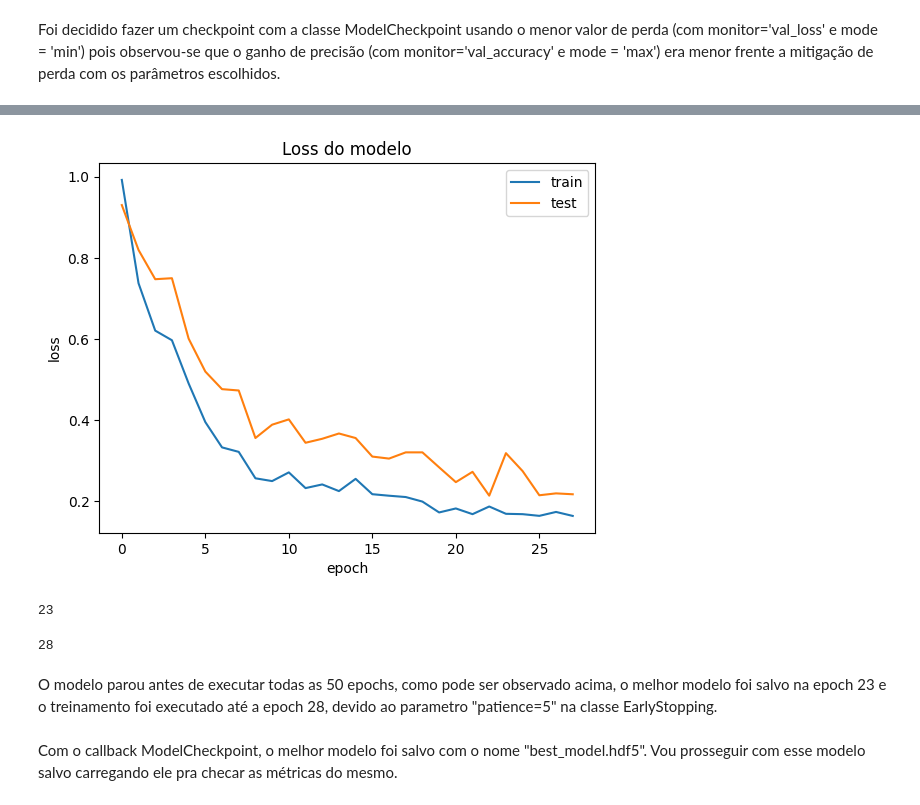
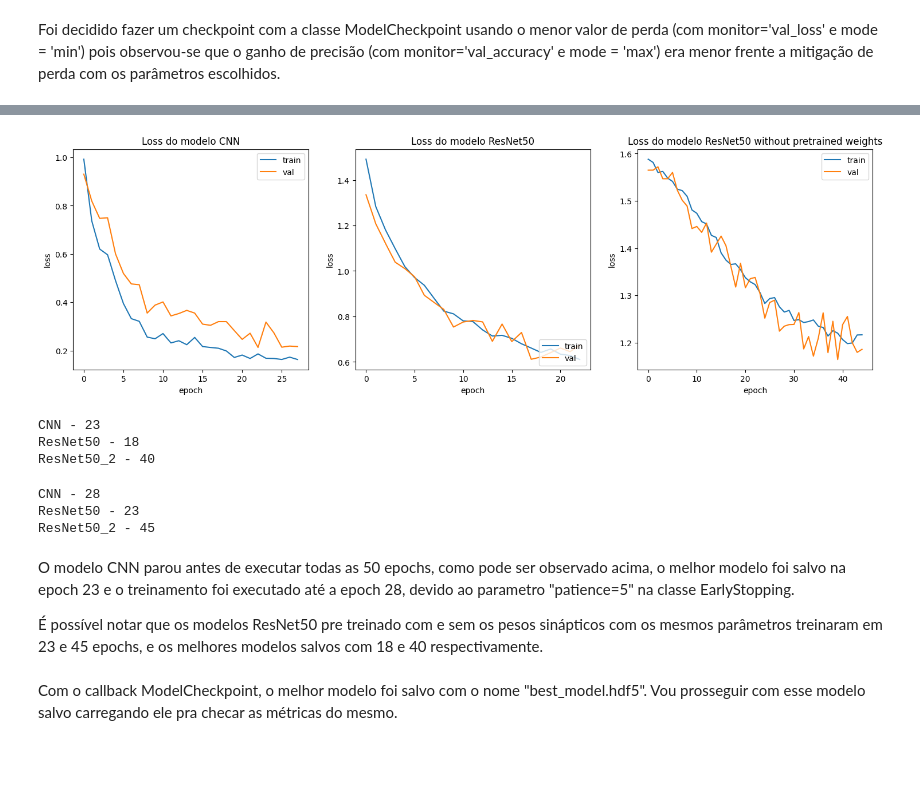
Before and after one commit to Vinicius-S-Grilo/Portfolio, a Jupyter notebook: MVP.ipynb, the cells around one changed output, grey strips where cells are left out. Saved outputs shown, nothing was run; the diff lists cells and outputs as text; code cells hidden in the pictures; blank space fills up the shorter version.

```diff
--- a/MVP.ipynb
+++ b/MVP.ipynb
@@ -1049,26 +1236,62 @@ plt.show()
-# %%
-#Plot loss
-plt.plot(train_test_loss['loss'])
-plt.plot(train_test_loss['val_loss'])
-plt.title('Loss do modelo')
-plt.ylabel('loss')
-plt.xlabel('epoch')
-plt.legend(['train','test'],loc='upper right')
-plt.savefig('train_test_loss.pdf', format='pdf')
-plt.show()
-# %% [output]
-[figure, removed]
+# %%
+#Plot loss dos modelos
+
+plt.figure(1, figsize=(18,5))
+
+plt.subplot(131)
+plt.plot(train_test_loss['loss'])
+plt.plot(train_test_loss['val_loss'])
+plt.title('Loss do modelo CNN')
+plt.ylabel('loss')
+plt.xlabel('epoch')
+plt.legend(['train','val'],loc='upper right')
+plt.savefig('train_test_loss.pdf', format='pdf')
+
+plt.subplot(132)
+plt.plot(ResNet50_train_test_loss['loss'])
+plt.plot(ResNet50_train_test_loss['val_loss'])
+plt.title('Loss do modelo ResNet50')
+plt.ylabel('loss')
+plt.xlabel('epoch')
+plt.legend(['train','val'],loc='lower right')
+plt.savefig('train_test_acc_resnet50.pdf', format='pdf')
+
+plt.subplot(133)
+plt.plot(ResNet50_2_train_test_loss['loss'])
+plt.plot(ResNet50_2_train_test_loss['val_loss'])
+plt.title('Loss do modelo ResNet50 without pretrained weights')
+plt.ylabel('loss')
+plt.xlabel('epoch')
+plt.legend(['train','val'],loc='upper right')
+plt.savefig('ResNet50_train_test_loss2.pdf', format='pdf')
+plt.show()
+# %% [output]
+[figure, added]
 # %%
 #Descobrindo a epoch na qual o modelo foi salvo
-train_test_loss['epoch'].iloc[train_test_loss['val_loss'].idxmin()]
+
+print(f"CNN - {train_test_loss['epoch'].iloc[train_test_loss['val_loss'].idxmin()]}")
+print(f"ResNet50 - {ResNet50_train_test_loss['epoch'].iloc[ResNet50_train_test_loss['val_loss'].idxmin()]}")
+print(f"ResNet50_2 - {ResNet50_2_train_test_loss['epoch'].iloc[ResNet50_2_train_test_loss['val_loss'].idxmin()]}")
 # %% [output]
-23
+CNN - 23
+ResNet50 - 18
+ResNet50_2 - 40
 # %%
 #Confirmando o máximo de epochs
 train_test_loss['epoch'].max()
+
+
+print(f"CNN - {train_test_loss['epoch'].max()}")
+print(f"ResNet50 - {ResNet50_train_test_loss['epoch'].max()}")
+print(f"ResNet50_2 - {ResNet50_2_train_test_loss['epoch'].max()}")
 # %% [output]
-28
+CNN - 28
+ResNet50 - 23
+ResNet50_2 - 45
 # %% [markdown]
-O modelo parou antes de executar todas as 50 epochs, como pode ser observado acima, o melhor modelo foi salvo na epoch 23 e o treinamento foi executado até a epoch 28, devido ao parametro "patience=5" na classe EarlyStopping.
+O modelo CNN parou antes de executar todas as 50 epochs, como pode ser observado acima, o melhor modelo foi salvo na epoch 23 e o treinamento foi executado até a epoch 28, devido ao parametro "patience=5" na classe EarlyStopping.
+
+É possível notar que os modelos ResNet50 pre treinado com e sem os pesos sinápticos com os mesmos parâmetros treinaram em 23 e 45 epochs, e os melhores modelos salvos com 18 e 40 respectivamente.
 # %% [markdown]
 Com o callback ModelCheckpoint, o melhor modelo foi salvo com o nome "best_model.hdf5". Vou prosseguir com esse modelo salvo carregando ele pra checar as métricas do mesmo.
```
Also changed, not shown: parts of 39 cells of this notebook.
